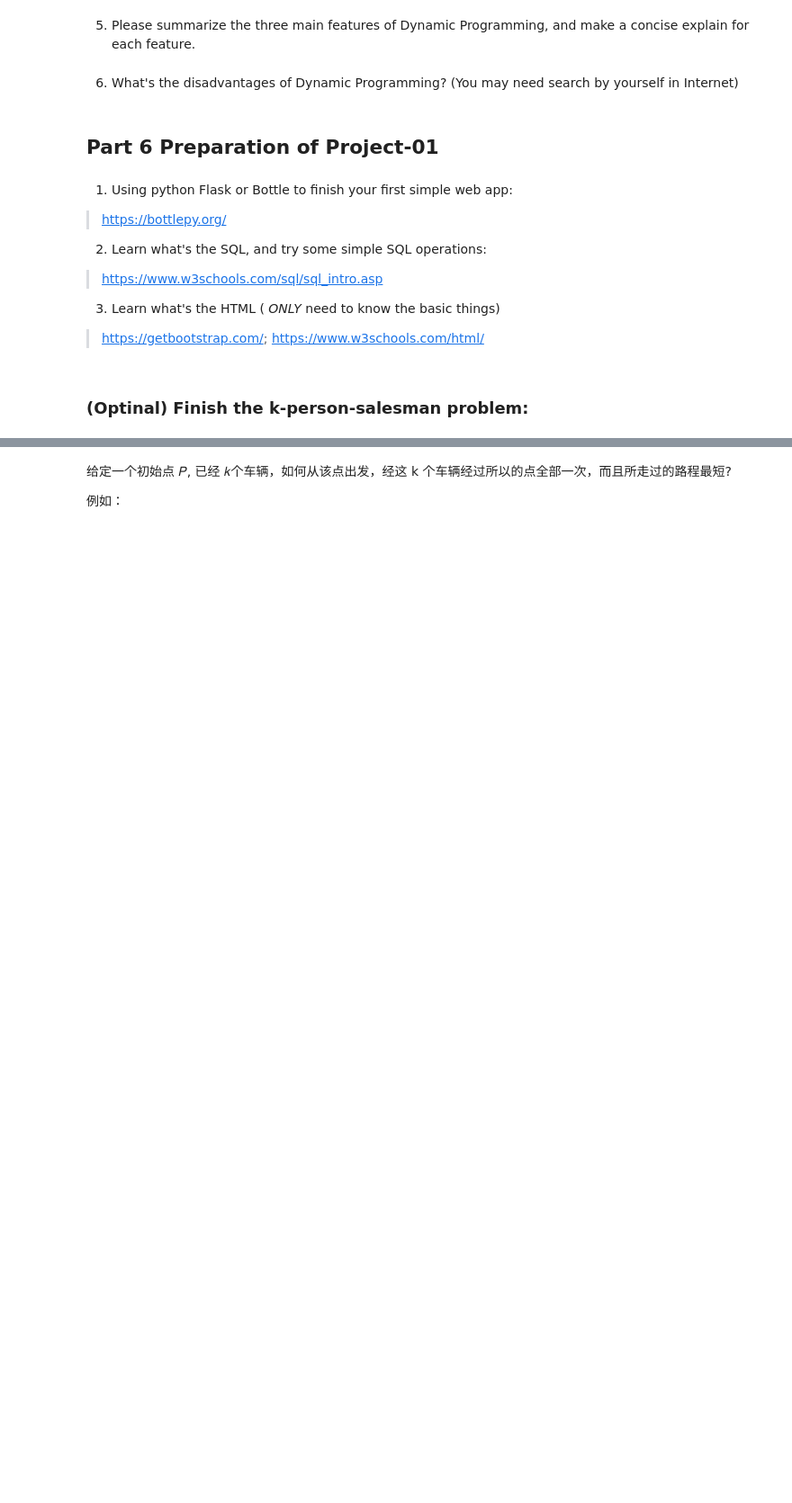
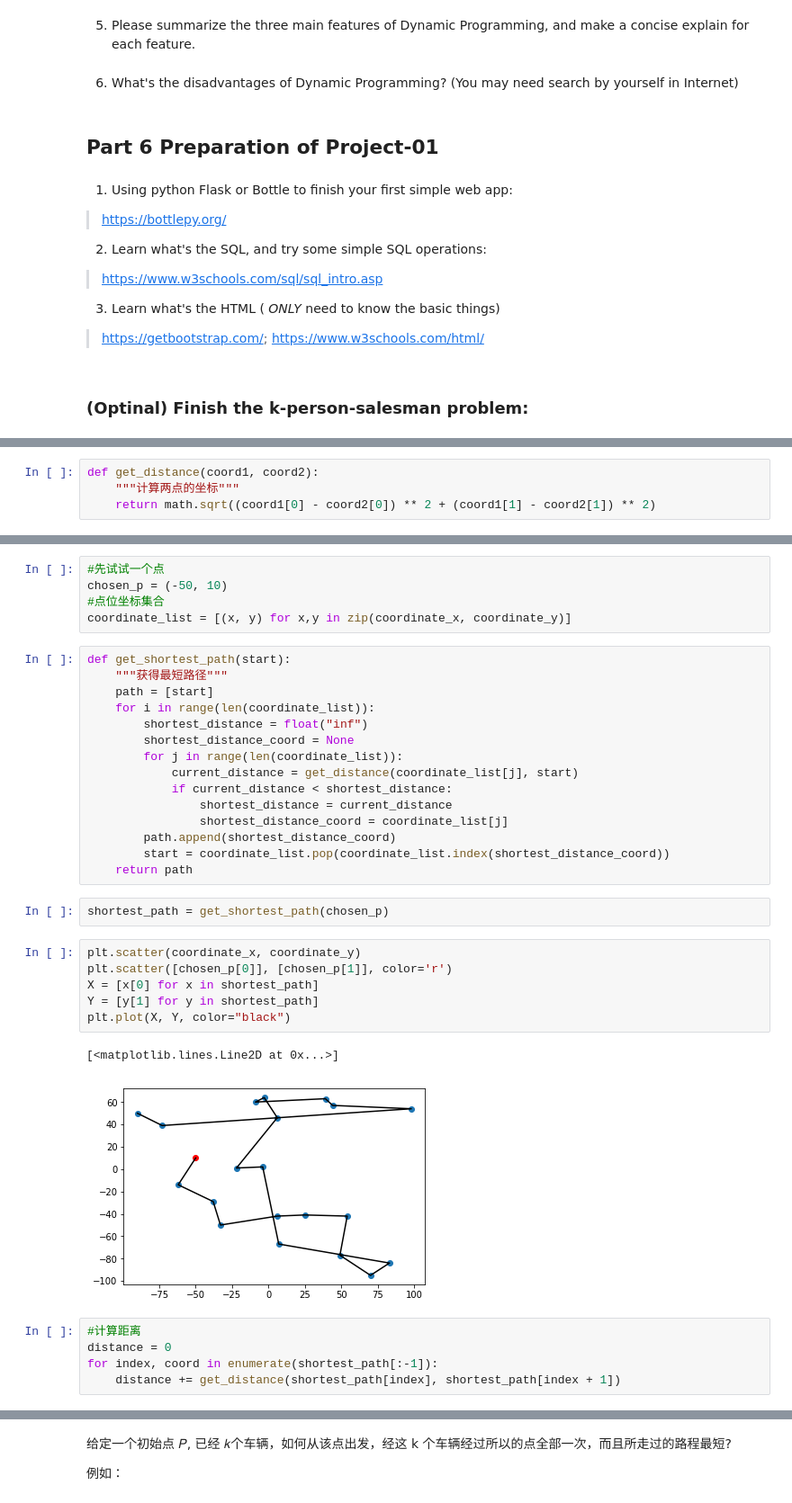
Before and after one commit to huangmgithub/NLP_Course, a Jupyter notebook: Lesson03/Assignment-03.ipynb, the cells around one changed output, grey strips where cells are left out. Shown: that part at 90% size. Saved outputs shown, nothing was run; the diff lists cells and outputs as text; blank space fills up the shorter version.

```diff
--- a/Lesson03/Assignment-03.ipynb
+++ b/Lesson03/Assignment-03.ipynb
@@ -625,0 +627,4 @@ plt.scatter(latitudes, longitude)
+# %%
+def get_distance(coord1, coord2):
+    """计算两点的坐标"""
+    return math.sqrt((coord1[0] - coord2[0]) ** 2 + (coord1[1] - coord2[1]) ** 2)
@@ -625,0 +633,36 @@ plt.scatter(latitudes, longitude)
+# %%
+#先试试一个点
+chosen_p = (-50, 10)
+#点位坐标集合
+coordinate_list = [(x, y) for x,y in zip(coordinate_x, coordinate_y)]
+# %%
+def get_shortest_path(start):
+    """获得最短路径"""
+    path = [start]
+    for i in range(len(coordinate_list)):
+        shortest_distance = float("inf")
+        shortest_distance_coord = None
+        for j in range(len(coordinate_list)):
+            current_distance = get_distance(coordinate_list[j], start)
+            if current_distance < shortest_distance:
+                shortest_distance = current_distance
+                shortest_distance_coord = coordinate_list[j]
+        path.append(shortest_distance_coord)
+        start = coordinate_list.pop(coordinate_list.index(shortest_distance_coord))
+    return path
+# %%
+shortest_path = get_shortest_path(chosen_p)
+# %%
+plt.scatter(coordinate_x, coordinate_y)
+plt.scatter([chosen_p[0]], [chosen_p[1]], color='r')
+X = [x[0] for x in shortest_path]
+Y = [y[1] for y in shortest_path]
+plt.plot(X, Y, color="black")
+# %% [output]
+[<matplotlib.lines.Line2D at 0x...>]
+[figure, added]
+# %%
+#计算距离
+distance = 0
+for index, coord in enumerate(shortest_path[:-1]):
+    distance += get_distance(shortest_path[index], shortest_path[index + 1])
```
Also changed, not shown: parts of 37 cells of this notebook.
